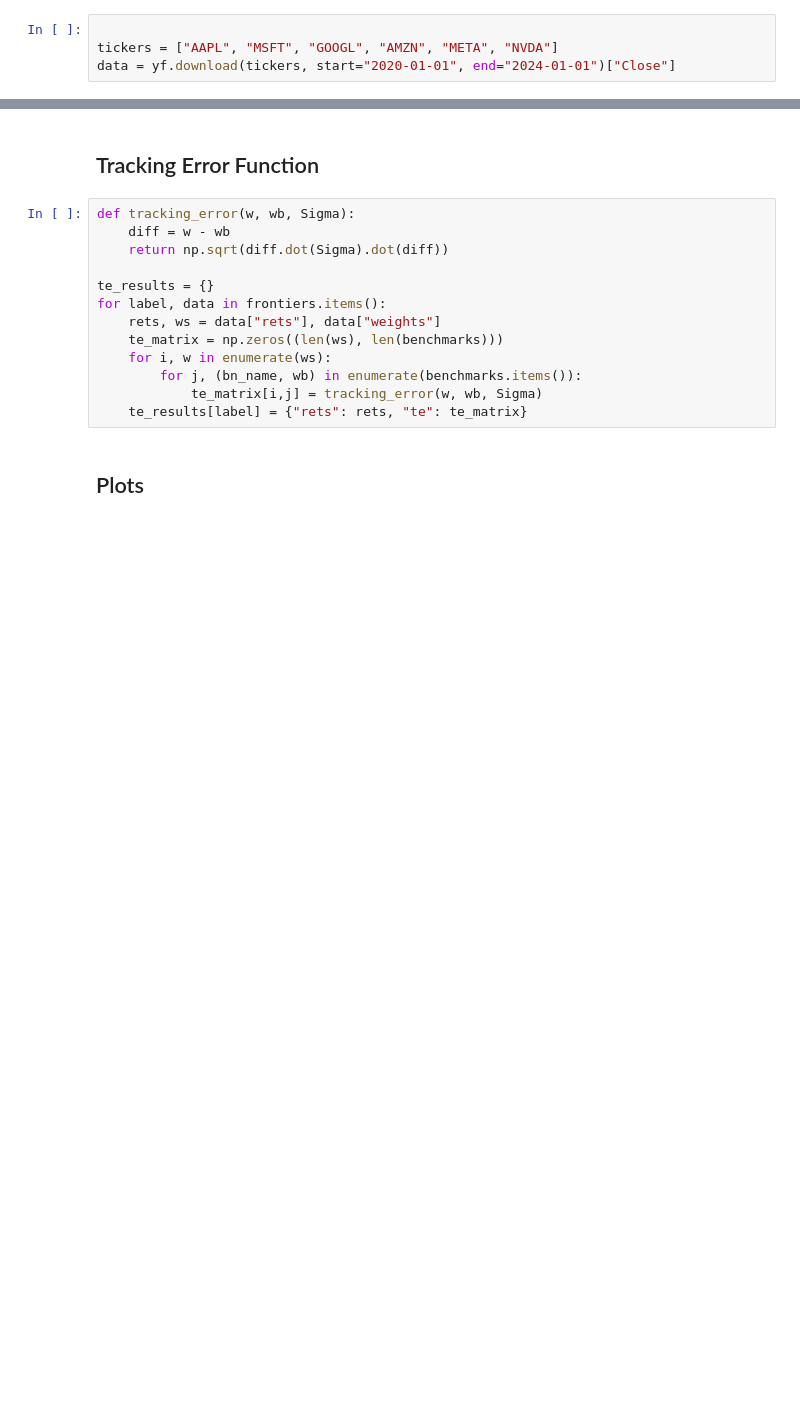
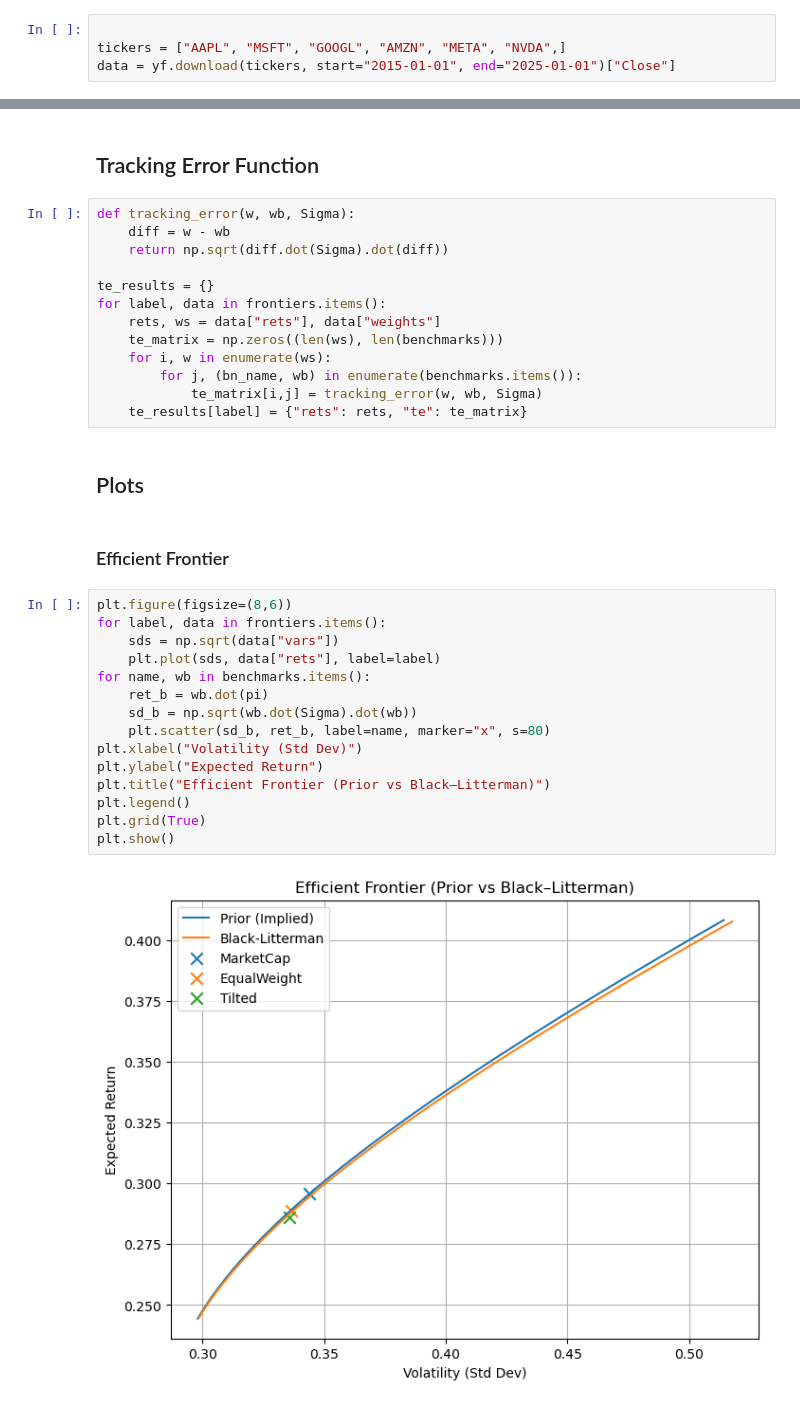
Before and after one commit to aryangoelcode/Black-litterman-with-multiple-benchmarking-tracking-error, a Jupyter notebook: black_litterman.ipynb, the cells around one changed output, grey strips where cells are left out. Saved outputs shown, nothing was run; the diff lists cells and outputs as text; blank space fills up the shorter version.

```diff
--- a/black_litterman.ipynb
+++ b/black_litterman.ipynb
@@ -15,8 +16,8 @@ from scipy.optimize import minimize
 ## Download Historical Data
 # %%
 
-tickers = ["AAPL", "MSFT", "GOOGL", "AMZN", "META", "NVDA"]
-data = yf.download(tickers, start="2020-01-01", end="2024-01-01")["Close"]
+tickers = ["AAPL", "MSFT", "GOOGL", "AMZN", "META", "NVDA",]
+data = yf.download(tickers, start="2015-01-01", end="2025-01-01")["Close"]
 # %% [output]
 [*********************100%***********************]  6 of 6 completed
 [*********************100%***********************]  6 of 6 completed
@@ -123,3 +124,22 @@ for label, data in frontiers.items():
     te_results[label] = {"rets": rets, "te": te_matrix}
 # %% [markdown]
 ## Plots
+# %% [markdown]
+### Efficient Frontier
+# %%
+plt.figure(figsize=(8,6))
+for label, data in frontiers.items():
+    sds = np.sqrt(data["vars"])
+    plt.plot(sds, data["rets"], label=label)
+for name, wb in benchmarks.items():
+    ret_b = wb.dot(pi)
+    sd_b = np.sqrt(wb.dot(Sigma).dot(wb))
+    plt.scatter(sd_b, ret_b, label=name, marker="x", s=80)
+plt.xlabel("Volatility (Std Dev)")
+plt.ylabel("Expected Return")
+plt.title("Efficient Frontier (Prior vs Black–Litterman)")
+plt.legend()
+plt.grid(True)
+plt.show()
+# %% [output]
+[figure, added]
```
Also changed, not shown: parts of 20 cells of this notebook.
